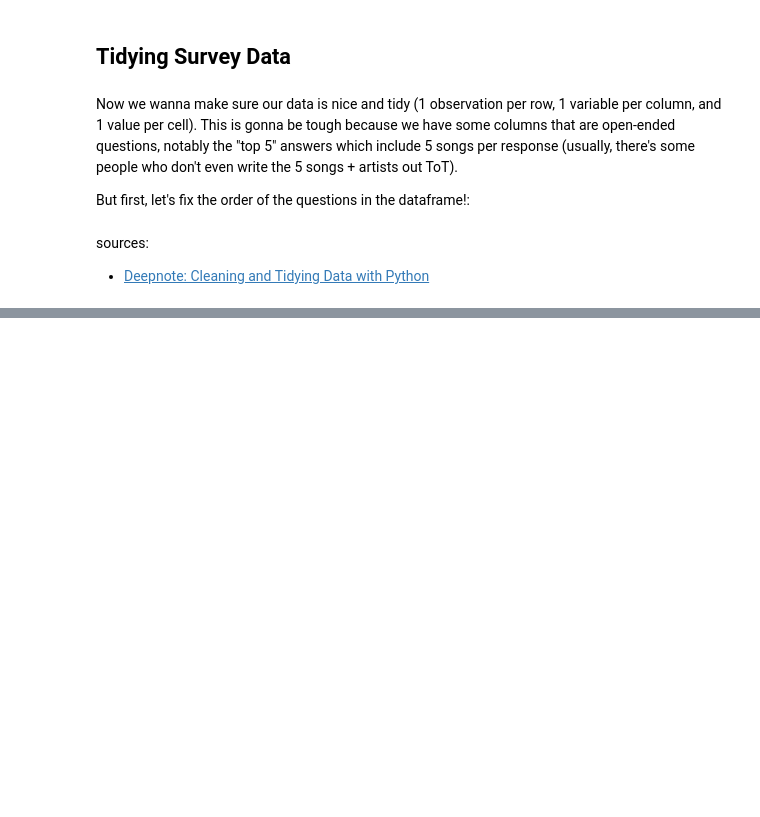
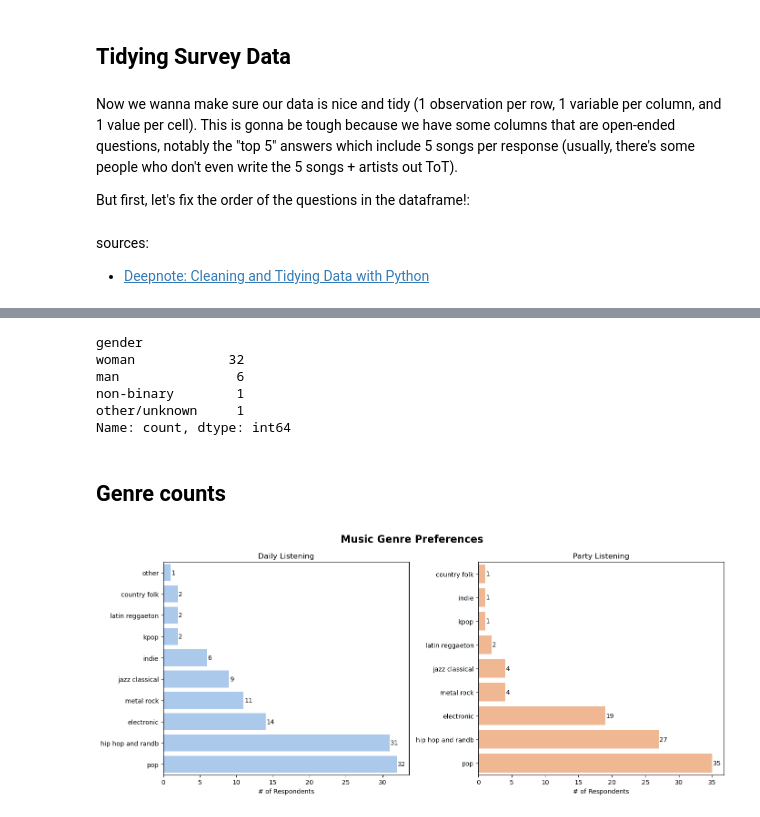
Before and after one commit to aranzahv4/music-motivation-survey-repo, a Jupyter notebook: notebooks/preparing_survey_data.ipynb, the cells around one changed output, grey strips where cells are left out. Drawn from its saved outputs; the diff is of its cells as text; code cells hidden in the pictures; blank space fills up the shorter version.

```diff
--- a/notebooks/preparing_survey_data.ipynb
+++ b/notebooks/preparing_survey_data.ipynb
@@ -631,0 +654,8 @@ sources:
+# %%
+# loading in claude.ai's processed data:
+
+csv_file_claude = '../data/processed/survey_analysis_ready.csv'
+
+survey_claude_df = pd.read_csv(csv_file_claude)
+
+survey_claude_df.head()
@@ -631,0 +831,52 @@ sources:
+# %%
+survey_clean_df['gender'].value_counts()
+# %% [output]
+gender
+woman            32
+man               6
+non-binary        1
+other/unknown     1
+Name: count, dtype: int64
+# %% [markdown]
+## Genre counts
+# %%
+fig, axes = plt.subplots(1, 2, figsize=(14, 6))
+fig.suptitle('Music Genre Preferences', fontsize=16, fontweight='bold')
+
+palette = sns.color_palette('pastel')
+
+# daily genre counts from indicator columns
+daily_genres = {
+    col.replace('genre_daily_', '').replace('_', ' '): survey_claude_df[col].sum()
+    for col in survey_claude_df.columns if col.startswith('genre_daily_')
+}
+daily_series = pd.Series(daily_genres).sort_values(ascending=True)
+
+# party genre counts from indicator columns
+party_genres = {
+    col.replace('genre_party_', '').replace('_', ' '): survey_claude_df[col].sum()
+    for col in survey_claude_df.columns if col.startswith('genre_party_')
+}
+party_series = pd.Series(party_genres).sort_values(ascending=True)
+
+# 1) Daily genres
+sns.barplot(x=daily_series.values, y=daily_series.index, ax=axes[0], color=palette[0])
+axes[0].set_title('Daily Listening')
+axes[0].set_xlabel('# of Respondents')
+axes[0].set_ylabel('')
+for i, v in enumerate(daily_series.values):
+    axes[0].text(v + 0.1, i, str(v), va='center')
+
+# 2) Party genres
+sns.barplot(x=party_series.values, y=party_series.index, ax=axes[1], color=palette[1])
+axes[1].set_title('Party Listening')
+axes[1].set_xlabel('# of Respondents')
+axes[1].set_ylabel('')
+for i, v in enumerate(party_series.values):
+    axes[1].text(v + 0.1, i, str(v), va='center')
+
+plt.tight_layout()
+plt.savefig('../figures/genre_preferences.png', dpi=150, bbox_inches='tight')
+plt.show()
+# %% [output]
+[figure, added]
```
Also changed, not shown: parts of 12 cells of this notebook, 4 other files.
